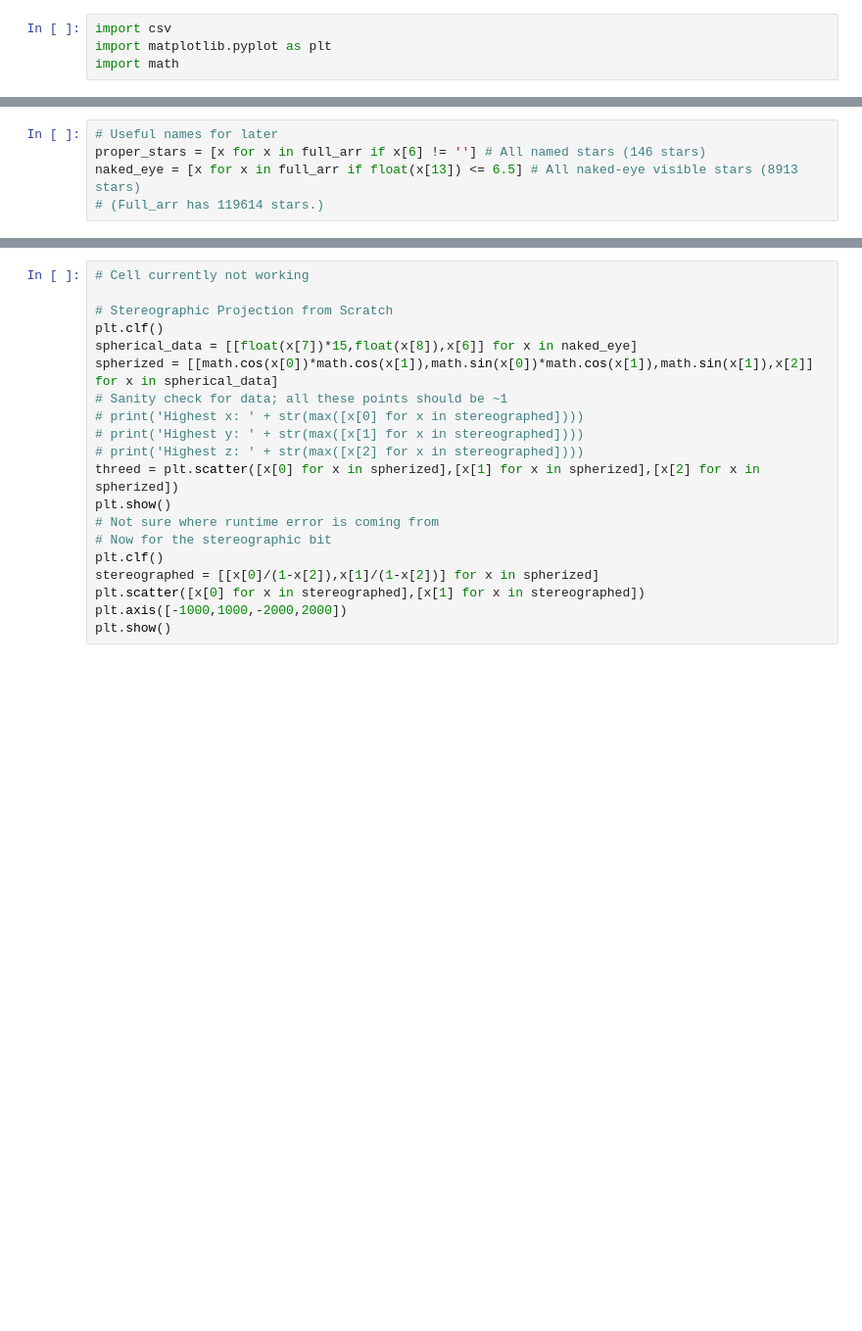
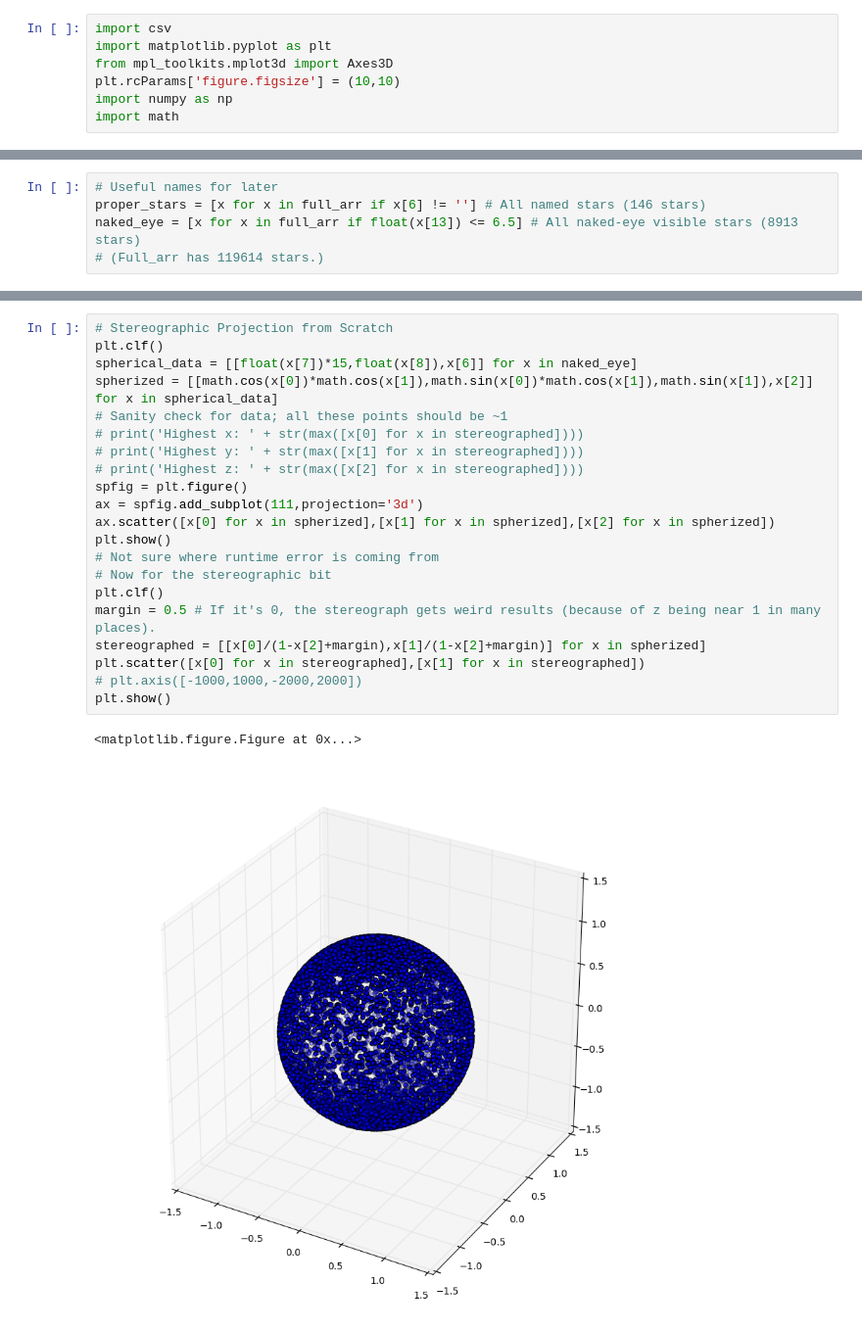
Before and after one commit to fliptanedo/StarCat, a Jupyter notebook: StarCat_HYG_Interface.ipynb, the cells around one changed output, grey strips where cells are left out. Shown at 98% size. Drawn from its saved outputs; the diff is of its cells as text; blank space fills up the shorter version.

```diff
--- a/StarCat_HYG_Interface.ipynb
+++ b/StarCat_HYG_Interface.ipynb
@@ -1,6 +1,9 @@
 # %%
 import csv
 import matplotlib.pyplot as plt
+from mpl_toolkits.mplot3d import Axes3D
+plt.rcParams['figure.figsize'] = (10,10)
+import numpy as np
 import math
 # %%
 # Load in data
@@ -47,20 +66,24 @@ plt.show()
 # %%
-# Cell currently not working
-
 # Stereographic Projection from Scratch
 plt.clf()
 spherical_data = [[float(x[7])*15,float(x[8]),x[6]] for x in naked_eye]
 spherized = [[math.cos(x[0])*math.cos(x[1]),math.sin(x[0])*math.cos(x[1]),math.sin(x[1]),x[2]] for x in spherical_data]
 # Sanity check for data; all these points should be ~1
 # print('Highest x: ' + str(max([x[0] for x in stereographed])))
 # print('Highest y: ' + str(max([x[1] for x in stereographed])))
 # print('Highest z: ' + str(max([x[2] for x in stereographed])))
-threed = plt.scatter([x[0] for x in spherized],[x[1] for x in spherized],[x[2] for x in spherized])
+spfig = plt.figure()
+ax = spfig.add_subplot(111,projection='3d')
+ax.scatter([x[0] for x in spherized],[x[1] for x in spherized],[x[2] for x in spherized])
 plt.show()
 # Not sure where runtime error is coming from
 # Now for the stereographic bit
 plt.clf()
-stereographed = [[x[0]/(1-x[2]),x[1]/(1-x[2])] for x in spherized]
+margin = 0.5 # If it's 0, the stereograph gets weird results (because of z being near 1 in many places).
+stereographed = [[x[0]/(1-x[2]+margin),x[1]/(1-x[2]+margin)] for x in spherized]
 plt.scatter([x[0] for x in stereographed],[x[1] for x in stereographed])
-plt.axis([-1000,1000,-2000,2000])
+# plt.axis([-1000,1000,-2000,2000])
 plt.show()
+# %% [output]
+<matplotlib.figure.Figure at 0x...>
+[figure, added]
```
Also changed, not shown: parts of 4 cells of this notebook.
